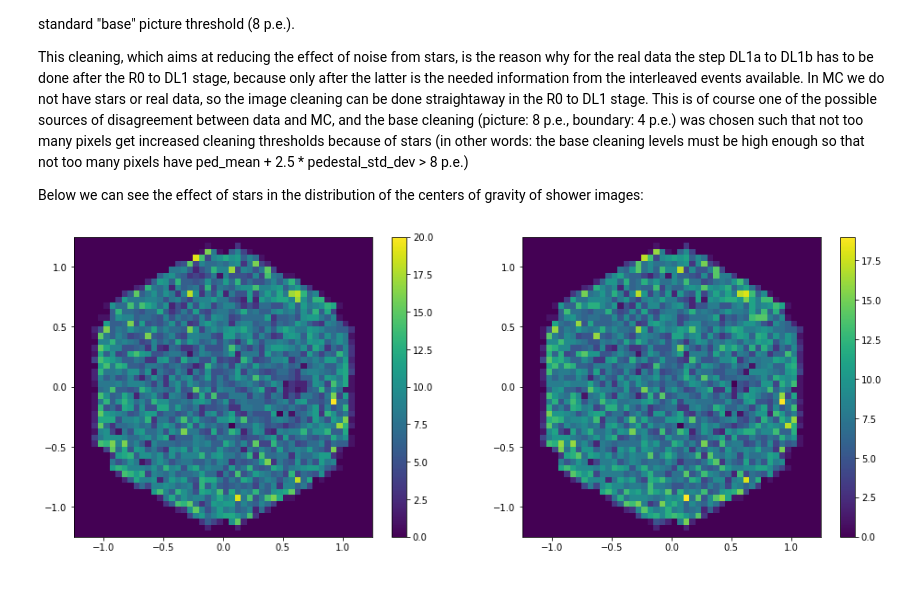
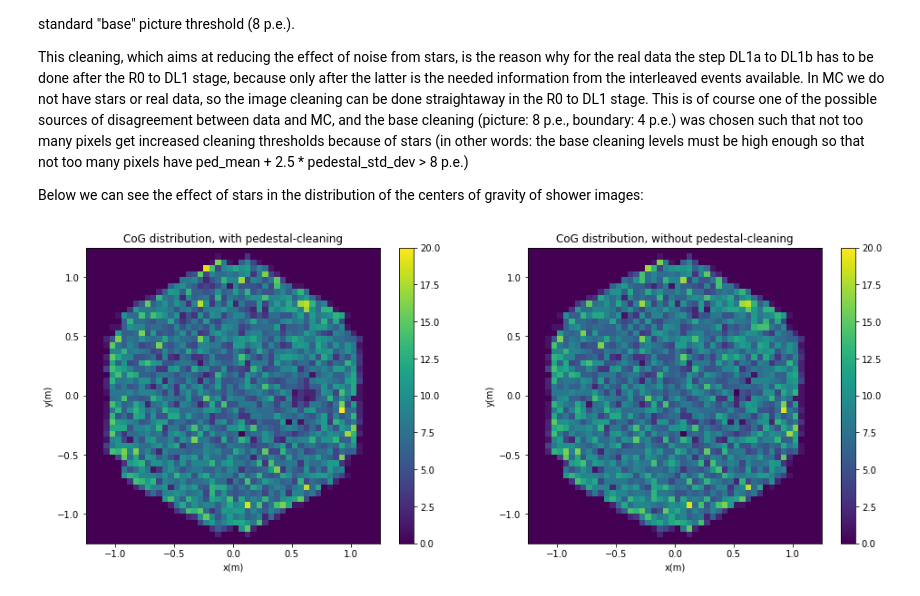
Before and after one commit to cta-observatory/2022_01_lstchain_school, a Jupyter notebook: DL1a_to_DL1b/explore_dl1_realdata.ipynb, the cells around one changed output. Drawn from its saved outputs; the diff is of its cells as text; code cells hidden in the pictures.

```diff
--- a/DL1a_to_DL1b/explore_dl1_realdata.ipynb
+++ b/DL1a_to_DL1b/explore_dl1_realdata.ipynb
@@ -236,27 +239,36 @@ Below we can see the effect of stars in the distribution of the centers of gravi
 # %%
 fig = plt.figure(figsize=(16, 6))
 
+# select cosmics events:
 cosmics_mask = (dl1_parameters['event_type']==EventType.SUBARRAY.value)
-zmax = 60
+
+# z-axis end of scale:
+zmax = 20
 
 # Note: coordinates of the image center of gravity, (x,y), are in the ctapipe.coordinates.CameraFrame
 # (different from the EngineeringCameraFrame displayed above). Small hack: relation between the two systems
 # is just x => -y;  y => -x:
 
-fig.add_subplot(1, 2, 1)
+ax = fig.add_subplot(1, 2, 1)
+ax.set_title('CoG distribution, with pedestal-cleaning')
 plt.hist2d(-dl1_parameters['y'][cosmics_mask],
            -dl1_parameters['x'][cosmics_mask],
-           bins=(50,50), range=((-1.25, 1.25),(-1.25, 1.25)))#,
-#           vmax=zmax)
+           bins=(50,50), range=((-1.25, 1.25),(-1.25, 1.25)),
+           vmax=zmax)
+plt.xlabel('x(m)')
+plt.ylabel('y(m)')
 plt.colorbar()
 
-fig.add_subplot(1, 2, 2)
+ax = fig.add_subplot(1, 2, 2)
+ax.set_title('CoG distribution, without pedestal-cleaning')
 plt.hist2d(-dl1_parameters_b['y'][cosmics_mask],
            -dl1_parameters_b['x'][cosmics_mask],
-           bins=(50,50), range=((-1.25, 1.25),(-1.25, 1.25)))#,
-#           vmax=zmax)
+           bins=(50,50), range=((-1.25, 1.25),(-1.25, 1.25)),
+           vmax=zmax)
+plt.xlabel('x(m)')
+plt.ylabel('y(m)')
 
 plt.colorbar()
 plt.show()
 # %% [output]
-[figure, old version]
+[figure, new version]
```
Also changed, not shown: parts of 9 cells of this notebook, 1 other file.
